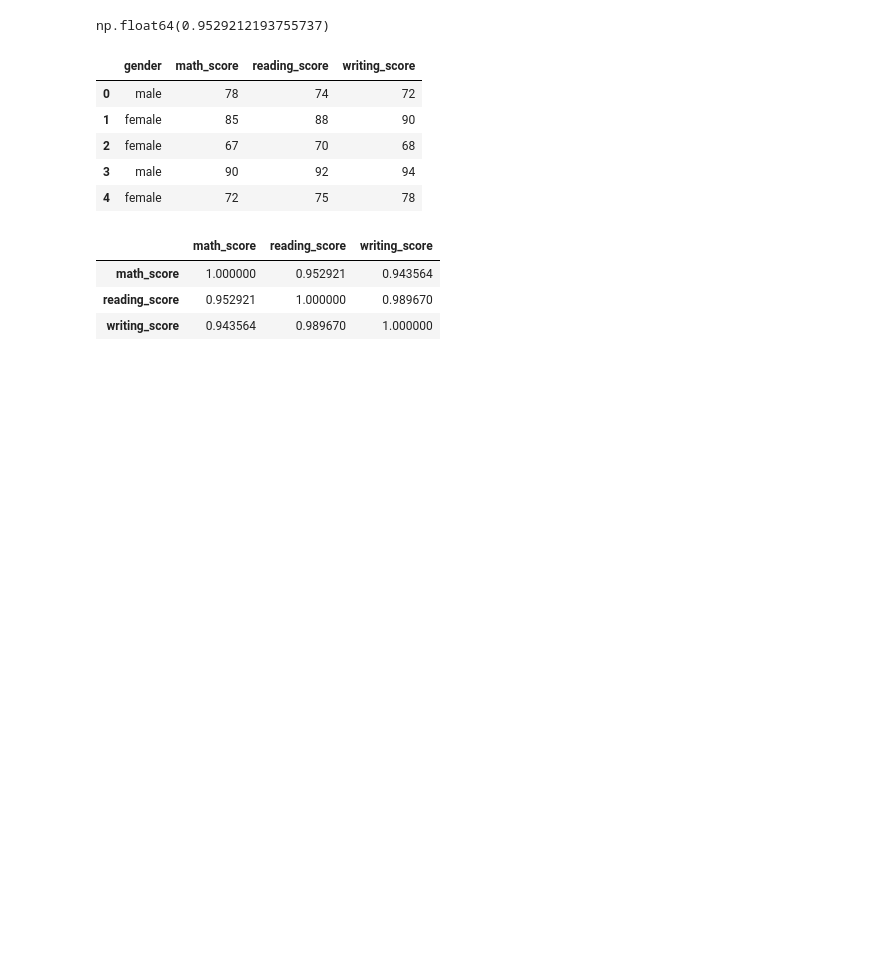
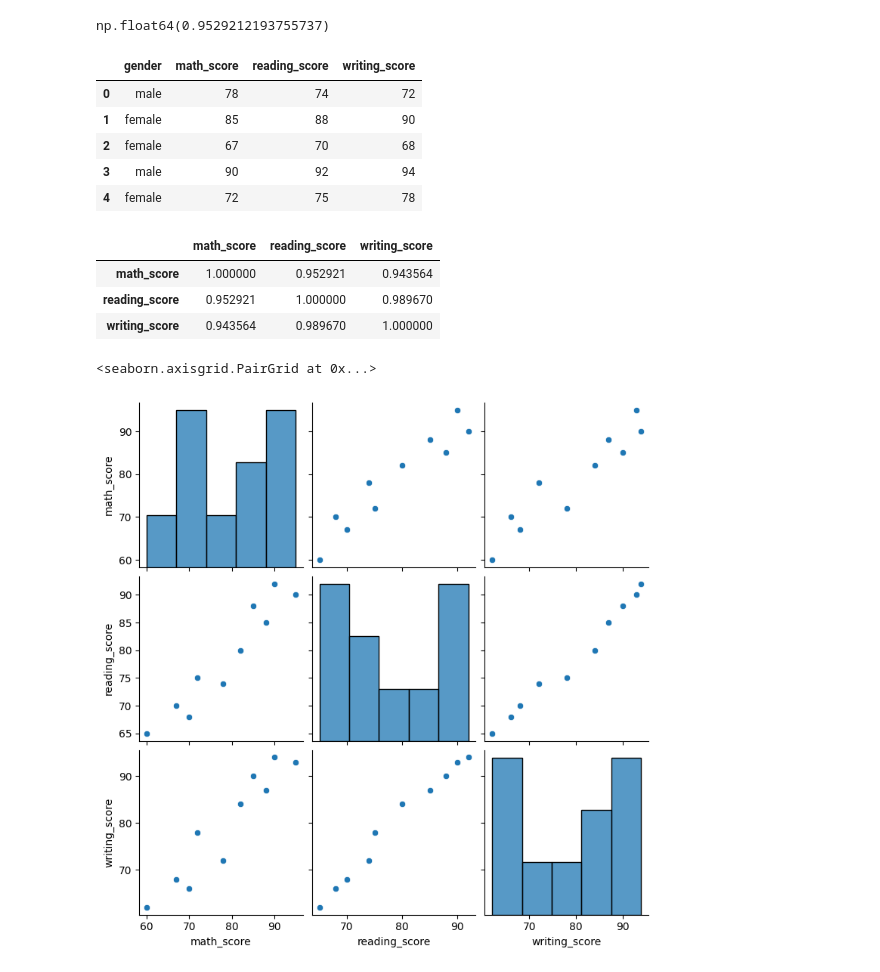
Before and after one commit to ZaidiSahab/Road-to-Data-Science, a Jupyter notebook: Learning_From_Youtube.ipynb, the cells around one changed output. Drawn from its saved outputs; the diff is of its cells as text; code cells hidden in the pictures; blank space fills up the shorter version.

Commit message:
Seaborn 1 most important Command

```diff
--- a/Learning_From_Youtube.ipynb
+++ b/Learning_From_Youtube.ipynb
@@ -556,3 +695,9 @@ correlation.style.background_gradient(cmap = 'coolwarm')
 | math_score | 1.000000 | 0.952921 | 0.943564 |
 | reading_score | 0.952921 | 1.000000 | 0.989670 |
 | writing_score | 0.943564 | 0.989670 | 1.000000 |
+# %%
+import seaborn as sns
+sns.pairplot(df)
+# %% [output]
+<seaborn.axisgrid.PairGrid at 0x...>
+[figure, added]
```
Also changed, not shown: parts of 10 cells of this notebook.
